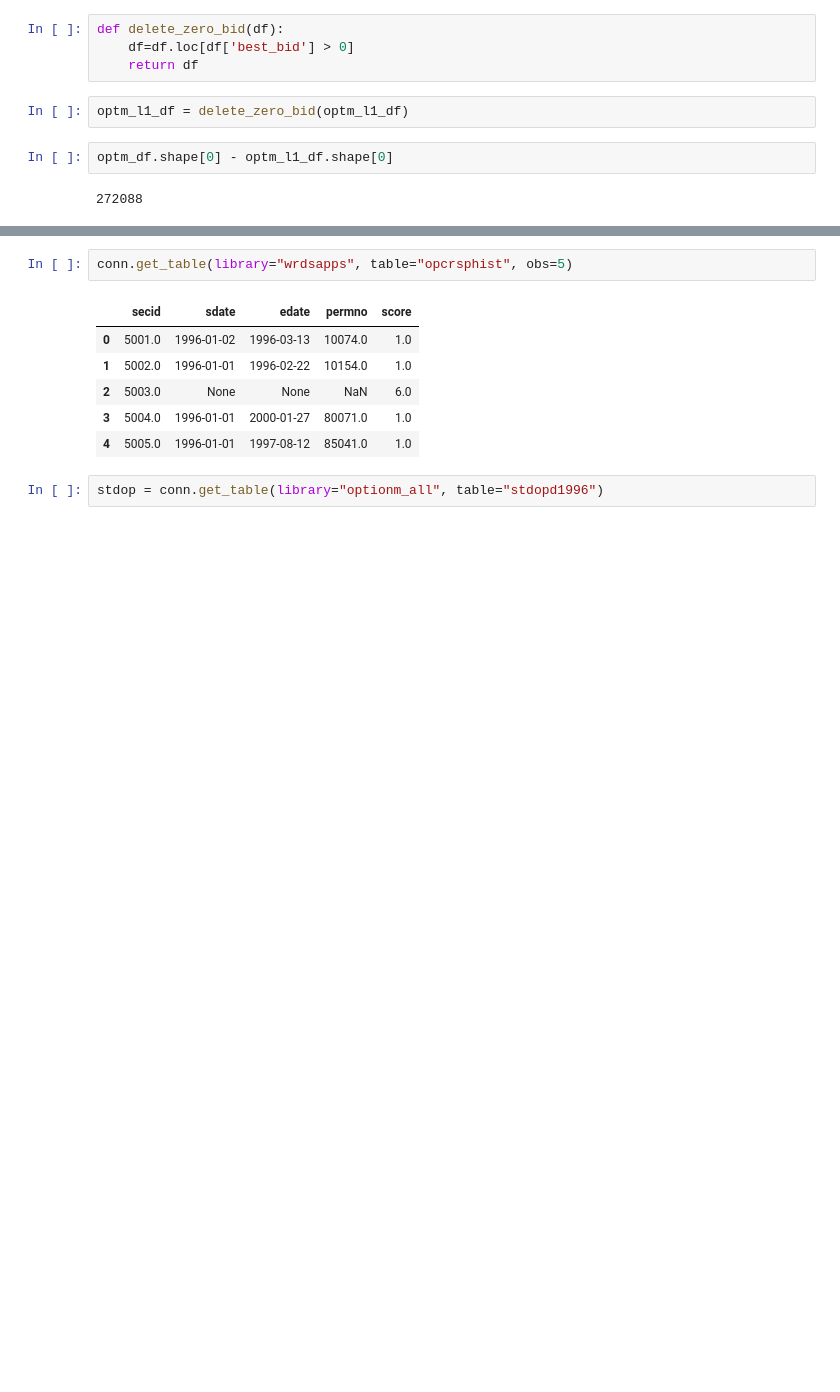
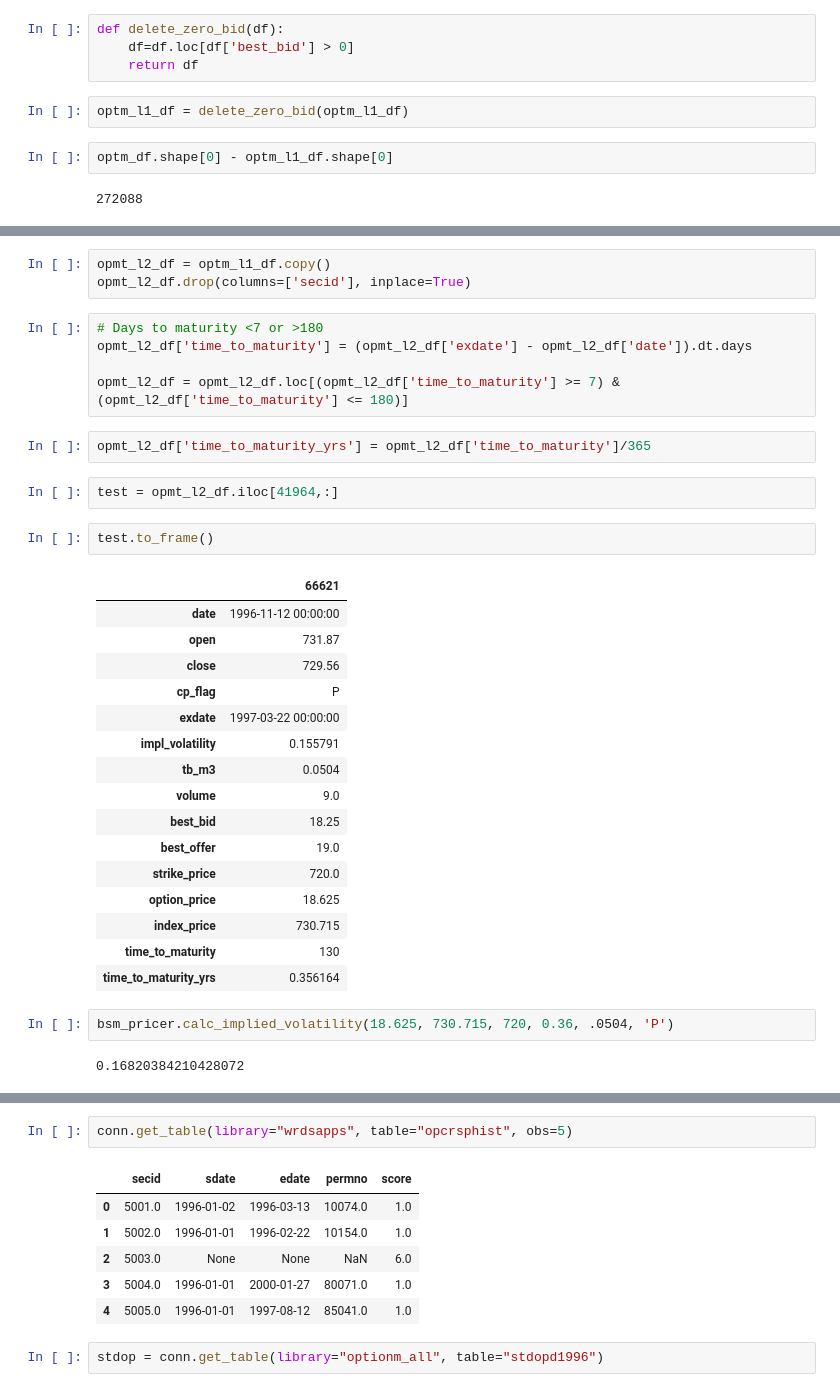
Before and after one commit to harrypandas/finm-32900_final_project, a Jupyter notebook: notebooks/data_review_hh.ipynb, the cells around one changed output, grey strips where cells are left out. Saved outputs shown, nothing was run; the diff lists cells and outputs as text; blank space fills up the shorter version.

```diff
--- a/notebooks/data_review_hh.ipynb
+++ b/notebooks/data_review_hh.ipynb
@@ -196,0 +206,35 @@ Done
+# %%
+opmt_l2_df = optm_l1_df.copy()
+opmt_l2_df.drop(columns=['secid'], inplace=True)
+# %%
+# Days to maturity <7 or >180
+opmt_l2_df['time_to_maturity'] = (opmt_l2_df['exdate'] - opmt_l2_df['date']).dt.days
+
+opmt_l2_df = opmt_l2_df.loc[(opmt_l2_df['time_to_maturity'] >= 7) & (opmt_l2_df['time_to_maturity'] <= 180)]
+# %%
+opmt_l2_df['time_to_maturity_yrs'] = opmt_l2_df['time_to_maturity']/365
+# %%
+test = opmt_l2_df.iloc[41964,:]
+# %%
+test.to_frame()
+# %% [output]
+|  | 66621 |
+| date | 1996-11-12 00:00:00 |
+| open | 731.87 |
+| close | 729.56 |
+| cp_flag | P |
+| exdate | 1997-03-22 00:00:00 |
+| impl_volatility | 0.155791 |
+| tb_m3 | 0.0504 |
+| volume | 9.0 |
+| best_bid | 18.25 |
+| best_offer | 19.0 |
+| strike_price | 720.0 |
+| option_price | 18.625 |
+| index_price | 730.715 |
+| time_to_maturity | 130 |
+| time_to_maturity_yrs | 0.356164 |
+# %%
+bsm_pricer.calc_implied_volatility(18.625, 730.715, 720, 0.36, .0504, 'P')
+# %% [output]
+0.16820384210428072
```
Also changed, not shown: parts of 18 cells of this notebook.
